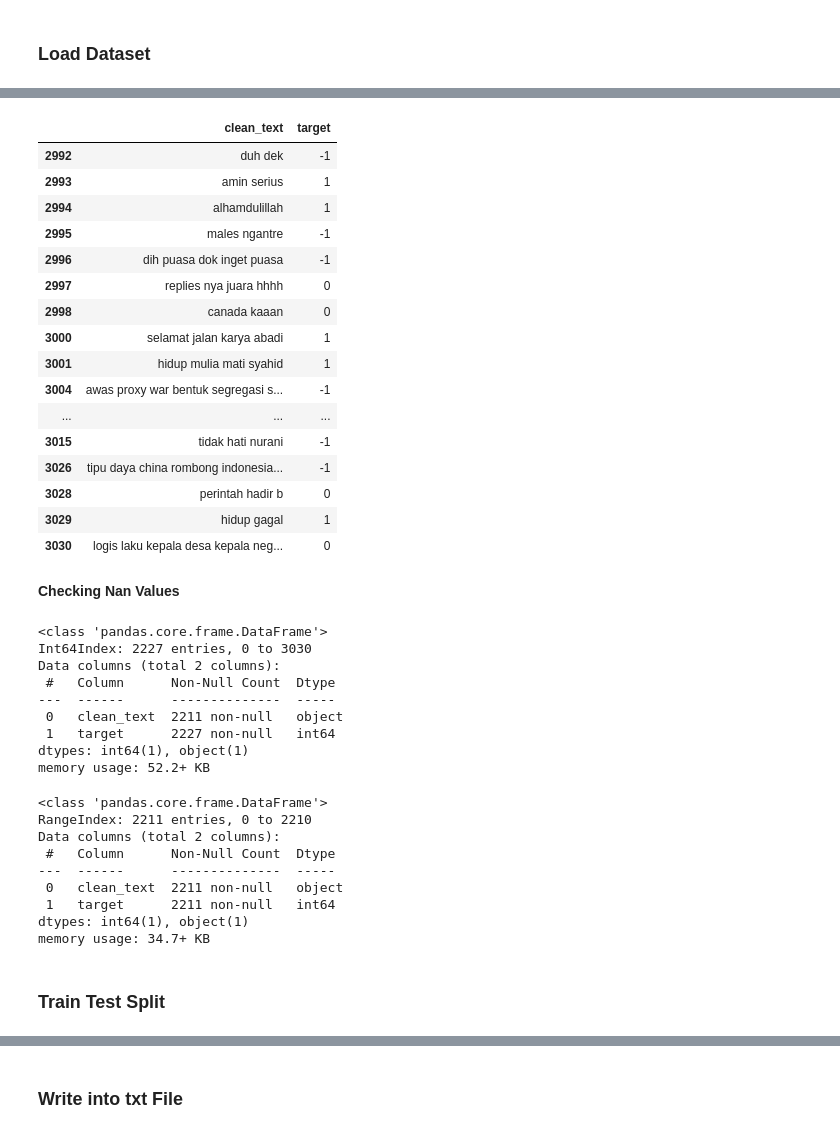
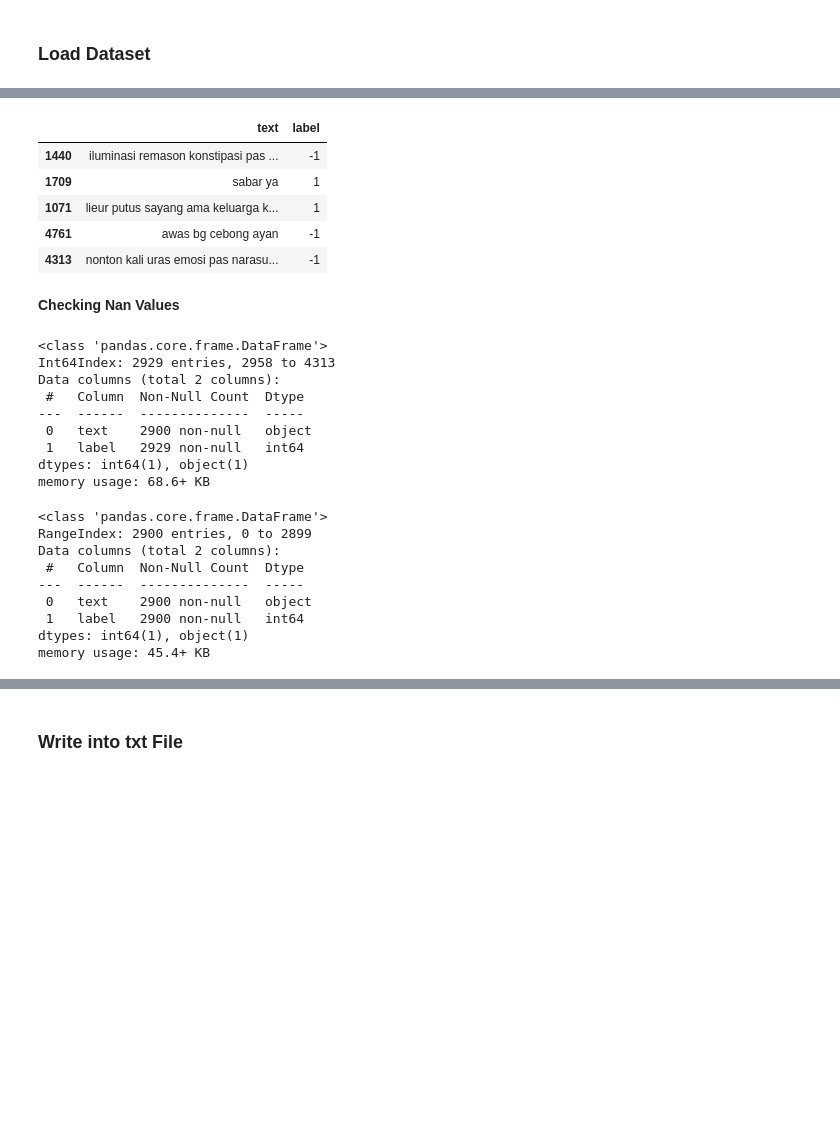
Before and after one commit to farhanalfaa/twitter-sentiment-analysis, a Jupyter notebook: program/[Part_3]_FastText_Implementation.ipynb, the cells around one changed output, grey strips where cells are left out. Drawn from its saved outputs; the diff is of its cells as text; code cells hidden in the pictures; blank space fills up the shorter version.

```diff
--- a/program/[Part_3]_FastText_Implementation.ipynb
+++ b/program/[Part_3]_FastText_Implementation.ipynb
@@ -57,2 +63,3 @@ Saving fix_3030_tweets_eda.xlsx to fix_3030_tweets_eda.xlsx
 # %%
-df = pd.read_excel('fix_3030_tweets_eda.xlsx', index_col=0)
+train = pd.read_excel('train.xlsx', index_col=0)
+test  = pd.read_excel('test.xlsx', index_col=0)
@@ -61,50 +66,37 @@ df = df[['clean_text', 'target']]
-# %%
-df.tail(20)
-# %% [output]
-|  | clean_text | target |
-| 2992 | duh dek | -1 |
-| 2993 | amin serius | 1 |
-| 2994 | alhamdulillah | 1 |
-| 2995 | males ngantre | -1 |
-| 2996 | dih puasa dok inget puasa | -1 |
-| 2997 | replies nya juara hhhh | 0 |
-| 2998 | canada kaaan | 0 |
-| 3000 | selamat jalan karya abadi | 1 |
-| 3001 | hidup mulia mati syahid | 1 |
-| 3004 | awas proxy war bentuk segregasi s... | -1 |
-| ... | ... | ... |
-| 3015 | tidak hati nurani | -1 |
-| 3026 | tipu daya china rombong indonesia... | -1 |
-| 3028 | perintah hadir b | 0 |
-| 3029 | hidup gagal | 1 |
-| 3030 | logis laku kepala desa kepala neg... | 0 |
+# %%
+train.tail()
+# %% [output]
+|  | text | label |
+| 1440 | iluminasi remason konstipasi pas ... | -1 |
+| 1709 | sabar ya | 1 |
+| 1071 | lieur putus sayang ama keluarga k... | 1 |
+| 4761 | awas bg cebong ayan | -1 |
+| 4313 | nonton kali uras emosi pas narasu... | -1 |
 # %% [markdown]
 **Checking Nan Values**
 # %%
-df.info()
+train.info()
 # %% [output]
 <class 'pandas.core.frame.DataFrame'>
-Int64Index: 2227 entries, 0 to 3030
+Int64Index: 2929 entries, 2958 to 4313
 Data columns (total 2 columns):
- #   Column      Non-Null Count  Dtype
----  ------      --------------  -----
- 0   clean_text  2211 non-null   object
- 1   target      2227 non-null   int64
+ #   Column  Non-Null Count  Dtype
+---  ------  --------------  -----
+ 0   text    2900 non-null   object
+ 1   label   2929 non-null   int64
 dtypes: int64(1), object(1)
-memory usage: 52.2+ KB
+memory usage: 68.6+ KB
 # %%
-df.dropna(inplace=True)
-df.reset_index(drop=True, inplace=True)
-df.info()
+train.dropna(inplace=True)
+train.reset_index(drop=True, inplace=True)
+train.info()
 # %% [output]
 <class 'pandas.core.frame.DataFrame'>
-RangeIndex: 2211 entries, 0 to 2210
+RangeIndex: 2900 entries, 0 to 2899
 Data columns (total 2 columns):
- #   Column      Non-Null Count  Dtype
----  ------      --------------  -----
- 0   clean_text  2211 non-null   object
- 1   target      2211 non-null   int64
+ #   Column  Non-Null Count  Dtype
+---  ------  --------------  -----
+ 0   text    2900 non-null   object
+ 1   label   2900 non-null   int64
 dtypes: int64(1), object(1)
-memory usage: 34.7+ KB
+memory usage: 45.4+ KB
-# %% [markdown]
-### **Train Test Split**
```
Also changed, not shown: parts of 49 cells of this notebook.
